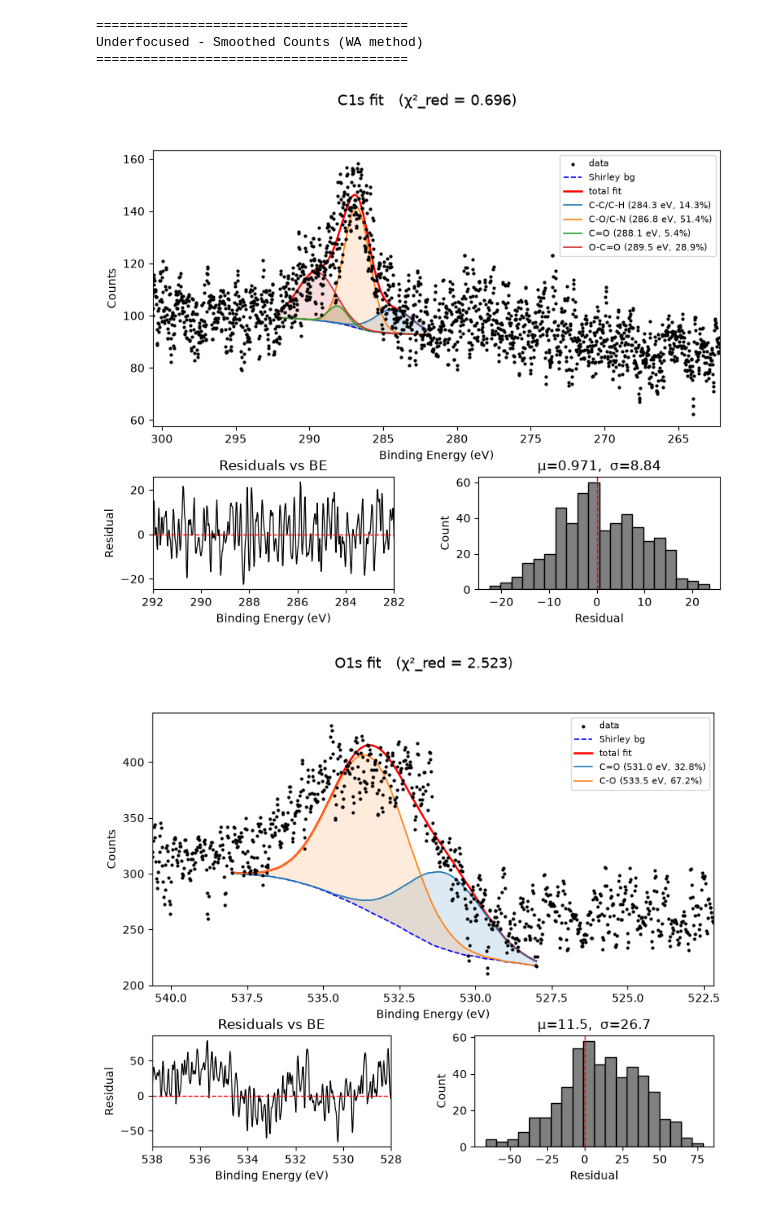
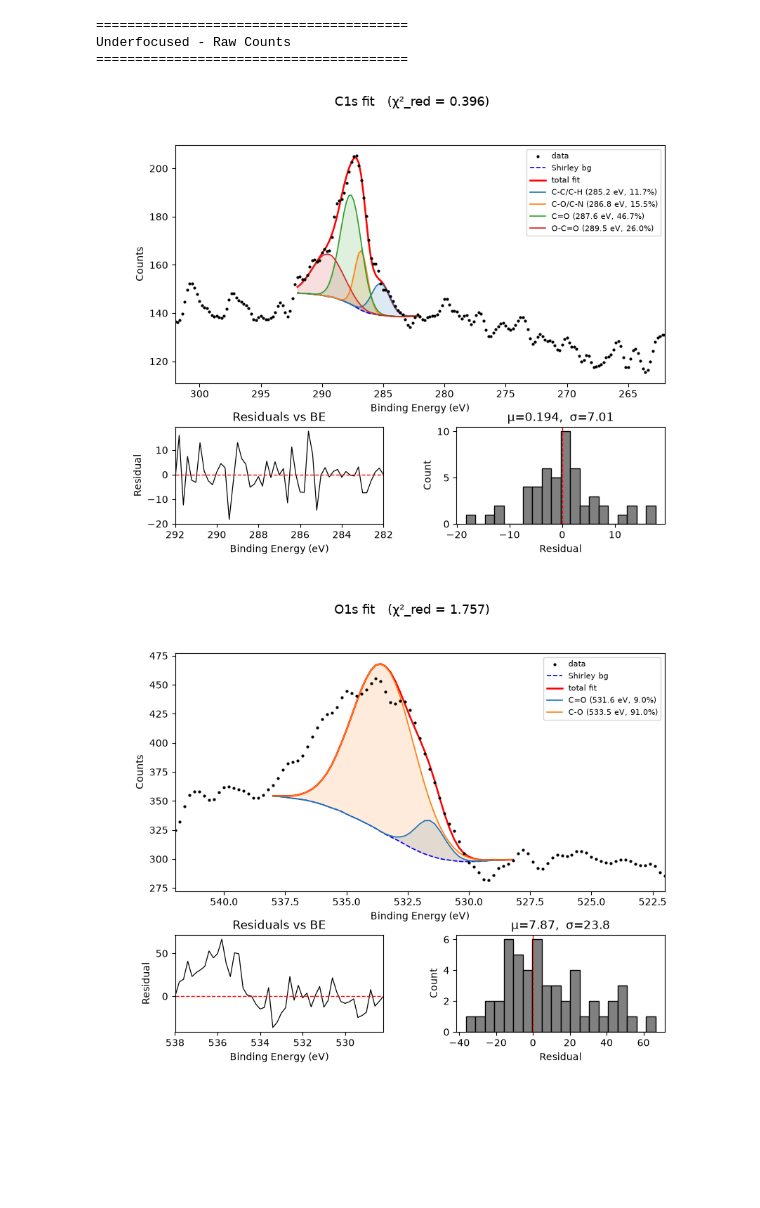
Before and after one commit to maddoc-g/XPS, a Jupyter notebook: data/2026-06-26/xps_curve_fitting_averaged.ipynb, the cells around one changed output. Cells and saved outputs as stored; diff of their text form; code cells hidden in the pictures; blank space fills up the shorter version.

```diff
--- a/data/2026-06-26/xps_curve_fitting_averaged.ipynb
+++ b/data/2026-06-26/xps_curve_fitting_averaged.ipynb
@@ -57,7 +62,7 @@ for kk, legend in enumerate(legends_raw):
 
     for ax, label in zip(axes, panel_labels):
         s = spectra[kk][label]
-        be  = np.flip(s['BE_eV']) # BE association with the counts is wrong in the file itself
+        be  = s['BE_eV']
         y   = s['hits_counts']
 
         ax.plot(be, y, color='black', lw=0.5, marker='.')
@@ -131,10 +136,9 @@ for kk, legend in enumerate(legends_smoothed_WA):
     for ax, label in zip(axes, panel_labels):
         s = spectra[kk][label]
         be  = s['BE_eV']
-        y = s['counts']
+        y = s['hits_counts']
         s['counts_smoothed'] = weighted_moving_average(y, window=window_size, kind='gaussian')
         y_smooth = s['counts_smoothed']
-        err = s['error']
 
         ax.scatter(be, y_smooth, s=2, c='green', label='counts')
 
@@ -165,7 +166,7 @@ for kk, legend in enumerate(legends_smoothed_SG):
     for ax, label in zip(axes, panel_labels):
         s = spectra[kk][label]
         be  = s['BE_eV']
-        y = s['counts']
+        y = s['hits_counts']
         s['counts_smoothed'] = savgol_filter(y, window_length=window_length, polyorder=polyorder)
         y_smooth = s['counts_smoothed']
         err = s['error']
@@ -282,8 +283,8 @@ def fit_xps_region(s, be_range, label):
     # --- extract and sort window ------------------------------------
     mask = (s['BE_eV'] >= min(be_range)) & (s['BE_eV'] <= max(be_range))
     be  = s['BE_eV'][mask]
-    # y   = s['counts'][mask]
-    y = s['counts_smoothed'][mask]
+    y   = s['hits_counts'][mask]
+    # y = s['counts_smoothed'][mask]
 
     sort_idx = np.argsort(be)
     be, y = be[sort_idx], y[sort_idx]
@@ -470,24 +471,24 @@ def fit_xps_region_active(s, be_range, label):
     return result
 # %%
 # Fit of the C 1s and O 1s regions for each spectrum
-for kk, legend in enumerate(legends_smoothed_WA):
+for kk, legend in enumerate(legends_raw):
     print(f"\n{'='*40}\n{legend}\n{'='*40}")
 
     c1s_fit = fit_xps_region(spectra[kk]['C 1s'], (282, 292), 'C1s')
     o1s_fit = fit_xps_region(spectra[kk]['O 1s'], (528, 538), 'O1s')
 
     # print peak summary
     for fit, name in [(c1s_fit, 'C 1s'), (o1s_fit, 'O 1s')]:
         print(f"\n{name} peaks:")
         for pk in fit['peak_params']:
             print(f"  {pk['label']:10s}  BE={pk['position_eV']:.2f}±{pk['position_err']:.2f} eV"
                   f"  FWHM={pk['fwhm_eV']:.2f}±{pk['fwhm_err']:.2f} eV"
                   f"  area={100*pk['area_fraction']:.1f}%")
         print(f"  χ²_red = {fit['chi2_red']:.4f}")
 # %% [output]
 ========================================
-Underfocused - Smoothed Counts (WA method)
+Underfocused - Raw Counts
 ========================================
-[figure, old version]
+[figure, new version]
-[figure, old version]
+[figure, new version]
 C 1s peaks:
```
Also changed, not shown: parts of 6 cells of this notebook, 13 other files.
